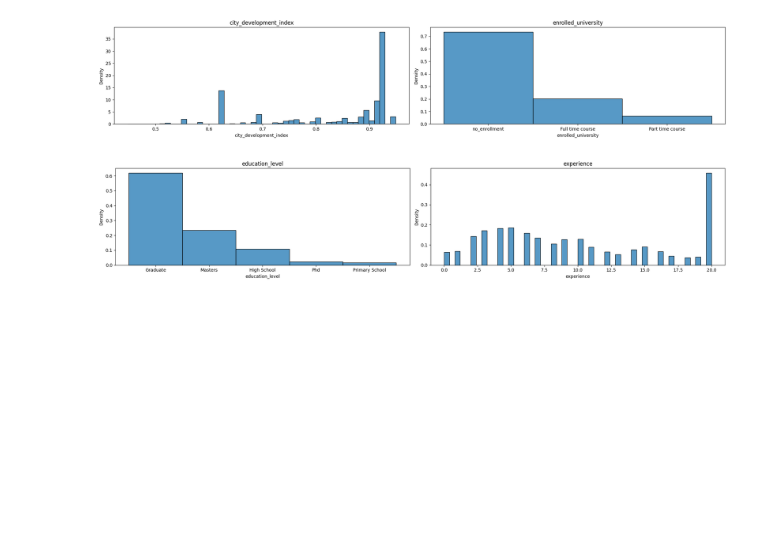
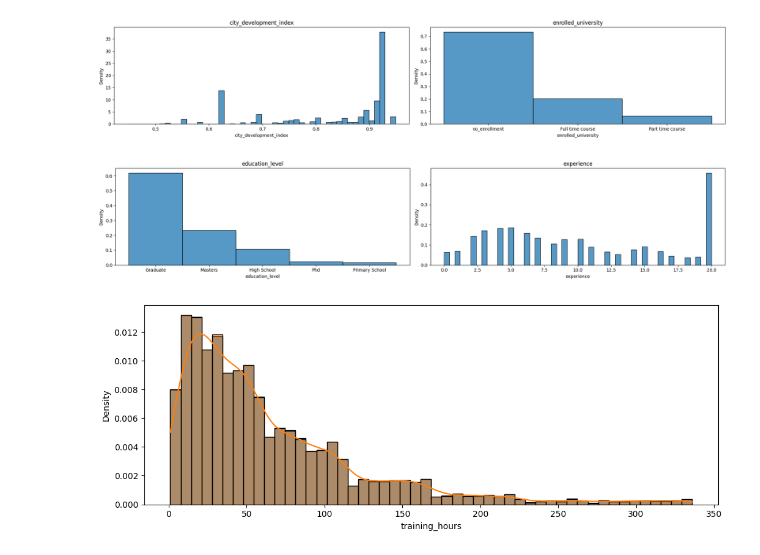
Before and after one commit to Ashura369/Python_and_Data_Science, a Jupyter notebook: 0 ML lecture/12_0 handling missing data.ipynb, the cells around one changed output. Drawn from its saved outputs; the diff is of its cells as text; code cells hidden in the pictures; blank space fills up the shorter version.

```diff
--- a/0 ML lecture/12_0 handling missing data.ipynb
+++ b/0 ML lecture/12_0 handling missing data.ipynb
@@ -131,3 +131,17 @@ for i in range(0, len(a)-1, 2):  # step by 2: (0,1), (2,3), ...
 # %% [output]
 [figure]
 [figure]
+# %%
+# comparing original data with new data
+plt.figure(figsize=(20,4))
+plt.subplot(121)
+sns.histplot(df['training_hours'], bins=50, stat='density')
+# plt.subplot(122)
+sns.histplot(new_df['training_hours'], bins=50, stat='density', kde=True)
+
+plt.tight_layout()
+plt.show()
+
+# so here we have plotted two diagrams one over another, as you can see, both of the diagrams are same. This implies that loss of the data is minimal.
+# %% [output]
+[figure, added]
```
Also changed, not shown: parts of 1 cell of this notebook, 2 other files.
